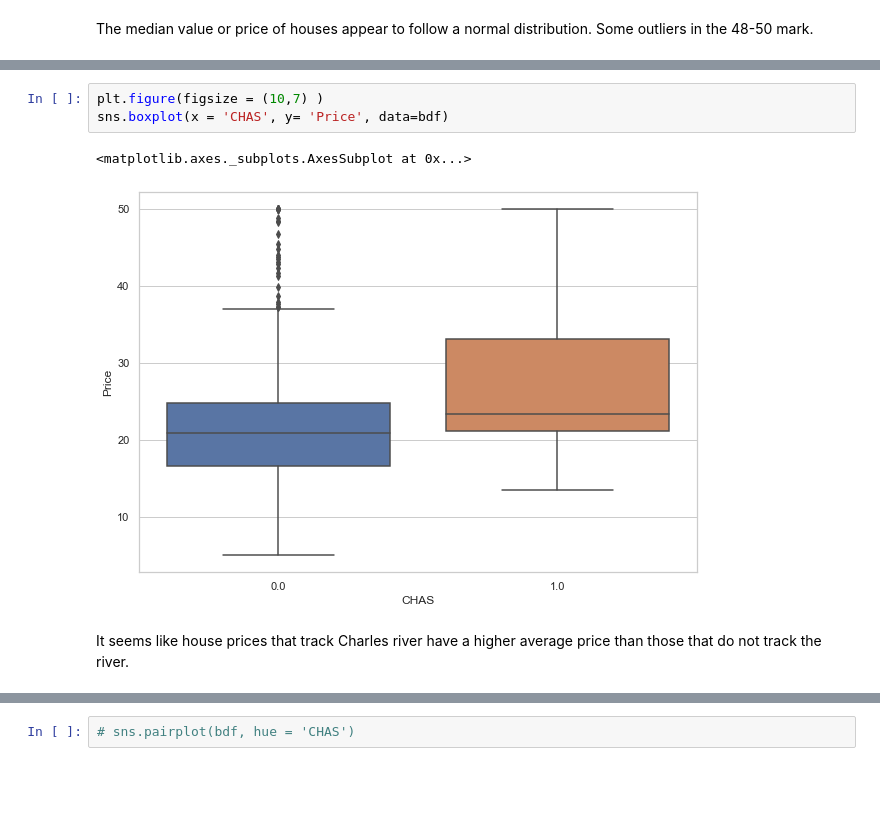
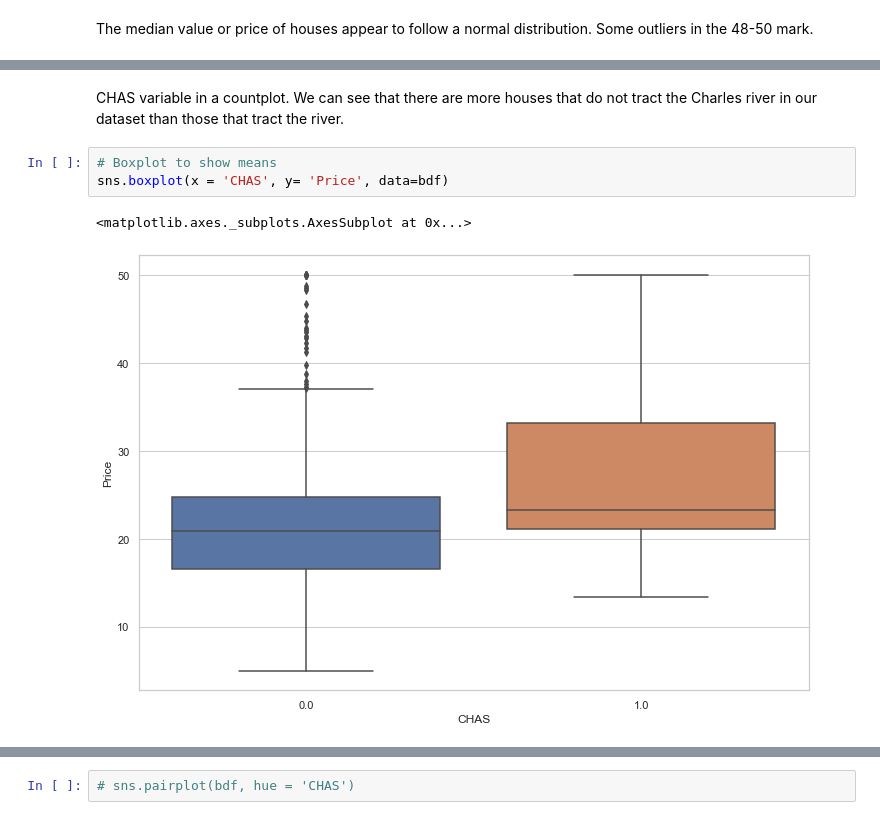
Before and after one commit to NurseQ/Machine-Learning-and-Statistics-Project-2019, a Jupyter notebook: Machine-Learning-and-Statistics-Project.ipynb, the cells around one changed output, grey strips where cells are left out. Drawn from its saved outputs; the diff is of its cells as text; blank space fills up the shorter version.

```diff
--- a/Machine-Learning-and-Statistics-Project.ipynb
+++ b/Machine-Learning-and-Statistics-Project.ipynb
@@ -185,8 +212,8 @@ bdf['Price'].plot.hist(bins = 30)
+# %% [markdown]
+CHAS variable in a countplot. We can see that there are more houses that do not tract the Charles river in our dataset than those that tract the river.
 # %%
-plt.figure(figsize = (10,7) )
+# Boxplot to show means
 sns.boxplot(x = 'CHAS', y= 'Price', data=bdf)
 # %% [output]
 <matplotlib.axes._subplots.AxesSubplot at 0x...>
-[figure, old version]
+[figure, new version]
-# %% [markdown]
-It seems like house prices that track Charles river have a higher average price than those that do not track the river.
```
Also changed, not shown: parts of 41 cells of this notebook.
